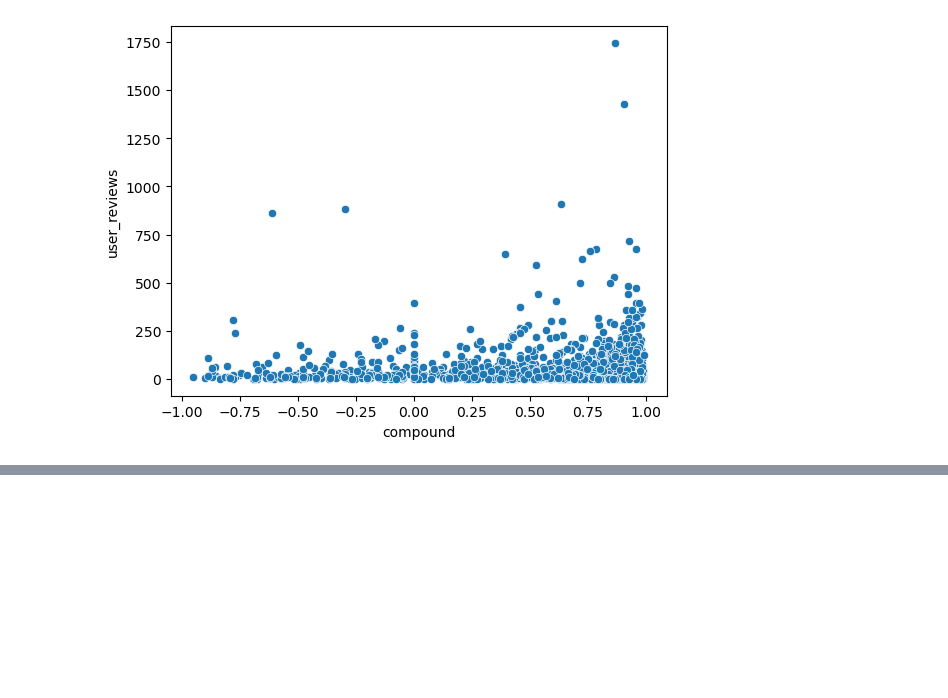
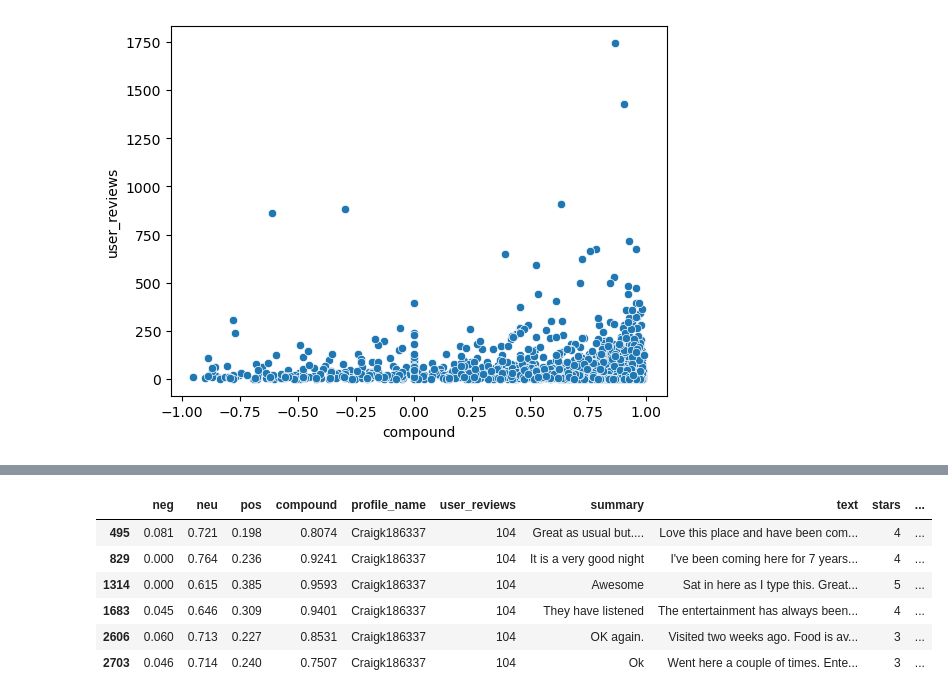
Before and after one commit to victoras24/sentiment_analysis, a Jupyter notebook: data_processing/data_analysis.ipynb, the cells around one changed output, grey strips where cells are left out. Drawn from its saved outputs; the diff is of its cells as text; code cells hidden in the pictures; blank space fills up the shorter version.

```diff
--- a/data_processing/data_analysis.ipynb
+++ b/data_processing/data_analysis.ipynb
@@ -183,0 +183,9 @@ plt.show()
+# %%
+# load date reviewd to get more information
+
+rating_date = pd.read_csv('../data_processing/rating_date.csv')
+# %%
+# merge the tables
+
+merged_df = pd.merge(vaders_sentiment, rating_date, right_index = True, left_index = True)
+merged_df.head()
@@ -183,0 +199,2 @@ plt.show()
+# %%
+merged_df['rating_date'] = pd.to_datetime(merged_df['rating_date'], format='%d/%m/%Y', dayfirst=True)
@@ -183,0 +217,2 @@ plt.show()
+# %%
+merged_df.drop(columns=['id', 'Unnamed: 0'], inplace=True)
@@ -183,0 +245,13 @@ plt.show()
+# %%
+merged_df.loc[merged_df['profile_name'] == 'Craigk186337']
+
+# as we can see mr. craigk the last time he came was 5 years ago, we can invite him to try our new dishes and get
+# enternaited from the new cabaret show
+# %% [output]
+|  | neg | neu | pos | compound | profile_name | user_reviews | summary | text | stars | ... |
+| 495 | 0.081 | 0.721 | 0.198 | 0.8074 | Craigk186337 | 104 | Great as usual but.... | Love this place and have been com... | 4 | ... |
+| 829 | 0.000 | 0.764 | 0.236 | 0.9241 | Craigk186337 | 104 | It is a very good night | I've been coming here for 7 years... | 4 | ... |
+| 1314 | 0.000 | 0.615 | 0.385 | 0.9593 | Craigk186337 | 104 | Awesome | Sat in here as I type this. Great... | 5 | ... |
+| 1683 | 0.045 | 0.646 | 0.309 | 0.9401 | Craigk186337 | 104 | They have listened | The entertainment has always been... | 4 | ... |
+| 2606 | 0.060 | 0.713 | 0.227 | 0.8531 | Craigk186337 | 104 | OK again. | Visited two weeks ago. Food is av... | 3 | ... |
+| 2703 | 0.046 | 0.714 | 0.240 | 0.7507 | Craigk186337 | 104 | Ok | Went here a couple of times. Ente... | 3 | ... |
```
Also changed, not shown: parts of 8 cells of this notebook, 1 other file.
